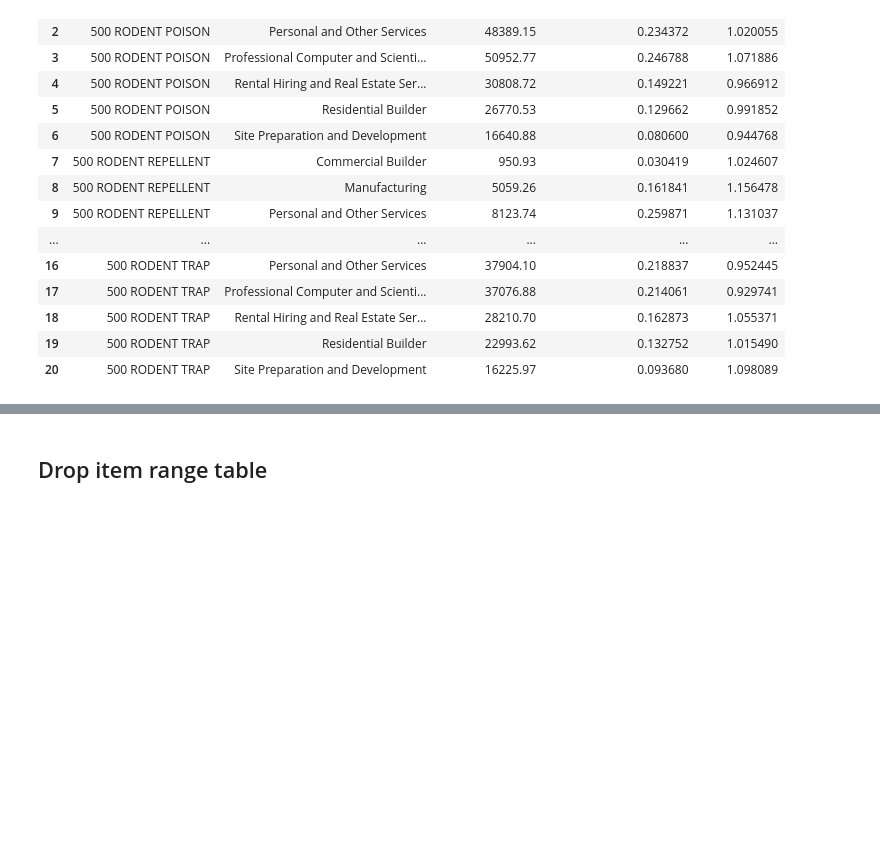
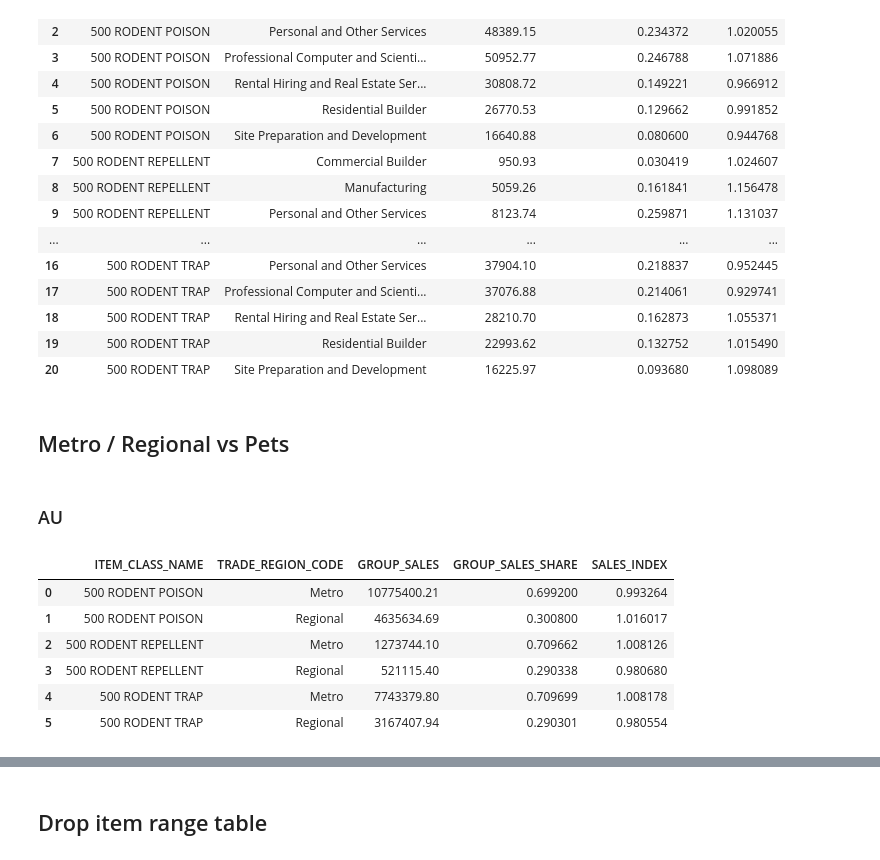
Before and after one commit to Meiji-Tran/Merch-Insights, a Jupyter notebook: NZ RR/400 RODENT PEST CONTROL/General insights/profiling.ipynb, the cells around one changed output, grey strips where cells are left out. Saved outputs shown, nothing was run; the diff lists cells and outputs as text; code cells hidden in the pictures; blank space fills up the shorter version.

```diff
--- a/NZ RR/400 RODENT PEST CONTROL/General insights/profiling.ipynb
+++ b/NZ RR/400 RODENT PEST CONTROL/General insights/profiling.ipynb
@@ -293,3 +290,28 @@ RPC_cis[['ITEM_CLASS_NAME', 'INDUSTRY_SEGMENT', 'SEGMENT_SALES', 'SEGMENT_SALES_
 | 18 | 500 RODENT TRAP | Rental Hiring and Real Estate Ser... | 28210.70 | 0.162873 | 1.055371 |
 | 19 | 500 RODENT TRAP | Residential Builder | 22993.62 | 0.132752 | 1.015490 |
 | 20 | 500 RODENT TRAP | Site Preparation and Development | 16225.97 | 0.093680 | 1.098089 |
+# %% [markdown]
+## Metro / Regional vs Pets
+# %% [markdown]
+### AU
+# %%
+# Get data
+au_mr = con.read_sql_file_into_pandas(
+    file="sql/3-location-metro-regional.sql",
+    formatting={
+        'start_date': start_date,
+        'end_date': end_date,
+        'table_name': table,
+        'country': 'AU',
+        'level': 'item_class_name'
+    }
+)
+au_mr[["ITEM_CLASS_NAME", "TRADE_REGION_CODE", "GROUP_SALES", "GROUP_SALES_SHARE", "SALES_INDEX"]]
+# %% [output]
+|  | ITEM_CLASS_NAME | TRADE_REGION_CODE | GROUP_SALES | GROUP_SALES_SHARE | SALES_INDEX |
+| 0 | 500 RODENT POISON | Metro | 10775400.21 | 0.699200 | 0.993264 |
+| 1 | 500 RODENT POISON | Regional | 4635634.69 | 0.300800 | 1.016017 |
+| 2 | 500 RODENT REPELLENT | Metro | 1273744.10 | 0.709662 | 1.008126 |
+| 3 | 500 RODENT REPELLENT | Regional | 521115.40 | 0.290338 | 0.980680 |
+| 4 | 500 RODENT TRAP | Metro | 7743379.80 | 0.709699 | 1.008178 |
+| 5 | 500 RODENT TRAP | Regional | 3167407.94 | 0.290301 | 0.980554 |
```
Also changed, not shown: parts of 12 cells of this notebook, 3 other files.
